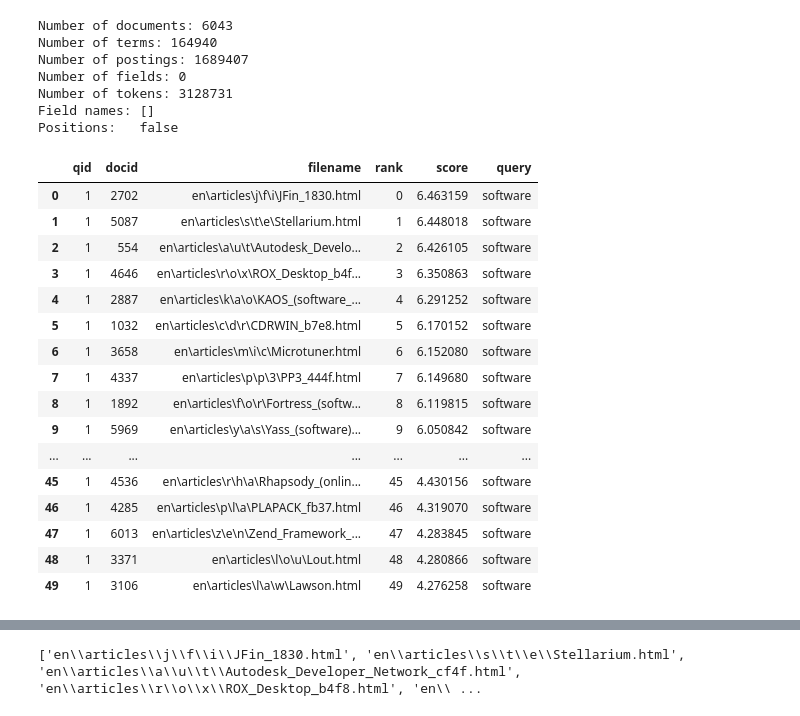
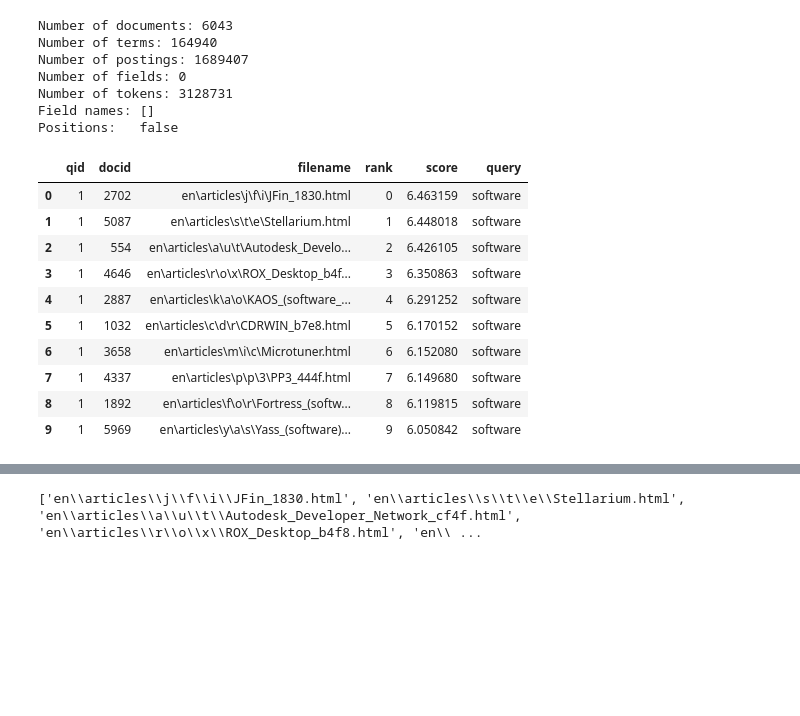
Before and after one commit to leoduville/Recuperacion-de-la-Informacion, a Jupyter notebook: TP 2/EJ 5/EJ 5.ipynb, the cells around one changed output, grey strips where cells are left out. Saved outputs shown, nothing was run; the diff lists cells and outputs as text; code cells hidden in the pictures; blank space fills up the shorter version.

```diff
--- a/TP 2/EJ 5/EJ 5.ipynb
+++ b/TP 2/EJ 5/EJ 5.ipynb
@@ -41,25 +41,20 @@ Number of tokens: 3128731
 Field names: []
 Positions:   false
 # %%
-tf_idf = pt.BatchRetrieve(index, num_results=50, wmodel="TF_IDF", metadata=["filename"])
+# QUERY 1
+tf_idf = pt.BatchRetrieve(index, num_results=10, wmodel="TF_IDF", metadata=["filename"])
 tf_idf_results = tf_idf.search("software")
 tf_idf_results
 # %% [output]
 |  | qid | docid | filename | rank | score | query |
 | 0 | 1 | 2702 | en\articles\j\f\i\JFin_1830.html | 0 | 6.463159 | software |
 | 1 | 1 | 5087 | en\articles\s\t\e\Stellarium.html | 1 | 6.448018 | software |
 | 2 | 1 | 554 | en\articles\a\u\t\Autodesk_Develo... | 2 | 6.426105 | software |
 | 3 | 1 | 4646 | en\articles\r\o\x\ROX_Desktop_b4f... | 3 | 6.350863 | software |
 | 4 | 1 | 2887 | en\articles\k\a\o\KAOS_(software_... | 4 | 6.291252 | software |
 | 5 | 1 | 1032 | en\articles\c\d\r\CDRWIN_b7e8.html | 5 | 6.170152 | software |
 | 6 | 1 | 3658 | en\articles\m\i\c\Microtuner.html | 6 | 6.152080 | software |
 | 7 | 1 | 4337 | en\articles\p\p\3\PP3_444f.html | 7 | 6.149680 | software |
 | 8 | 1 | 1892 | en\articles\f\o\r\Fortress_(softw... | 8 | 6.119815 | software |
 | 9 | 1 | 5969 | en\articles\y\a\s\Yass_(software)... | 9 | 6.050842 | software |
-| ... | ... | ... | ... | ... | ... | ... |
-| 45 | 1 | 4536 | en\articles\r\h\a\Rhapsody_(onlin... | 45 | 4.430156 | software |
-| 46 | 1 | 4285 | en\articles\p\l\a\PLAPACK_fb37.html | 46 | 4.319070 | software |
-| 47 | 1 | 6013 | en\articles\z\e\n\Zend_Framework_... | 47 | 4.283845 | software |
-| 48 | 1 | 3371 | en\articles\l\o\u\Lout.html | 48 | 4.280866 | software |
-| 49 | 1 | 3106 | en\articles\l\a\w\Lawson.html | 49 | 4.276258 | software |
 # %%
```
Also changed, not shown: parts of 21 cells of this notebook, 57 other files.
